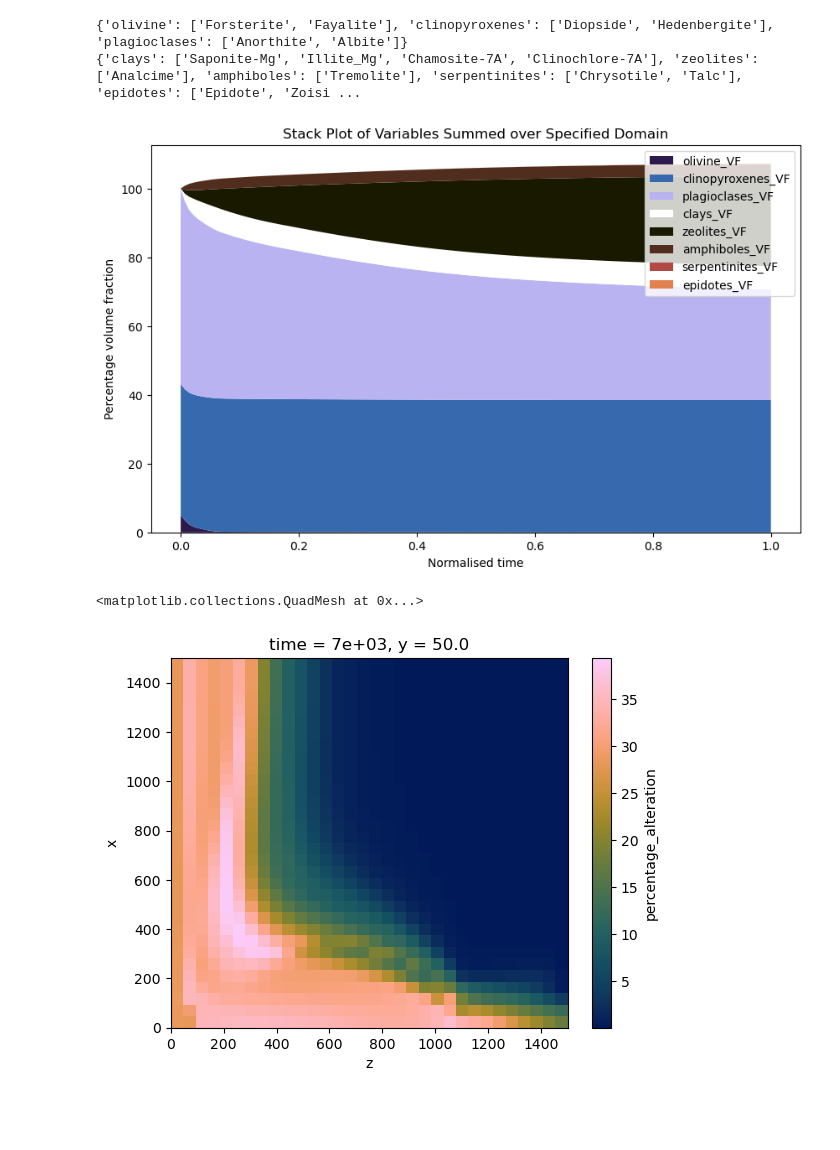
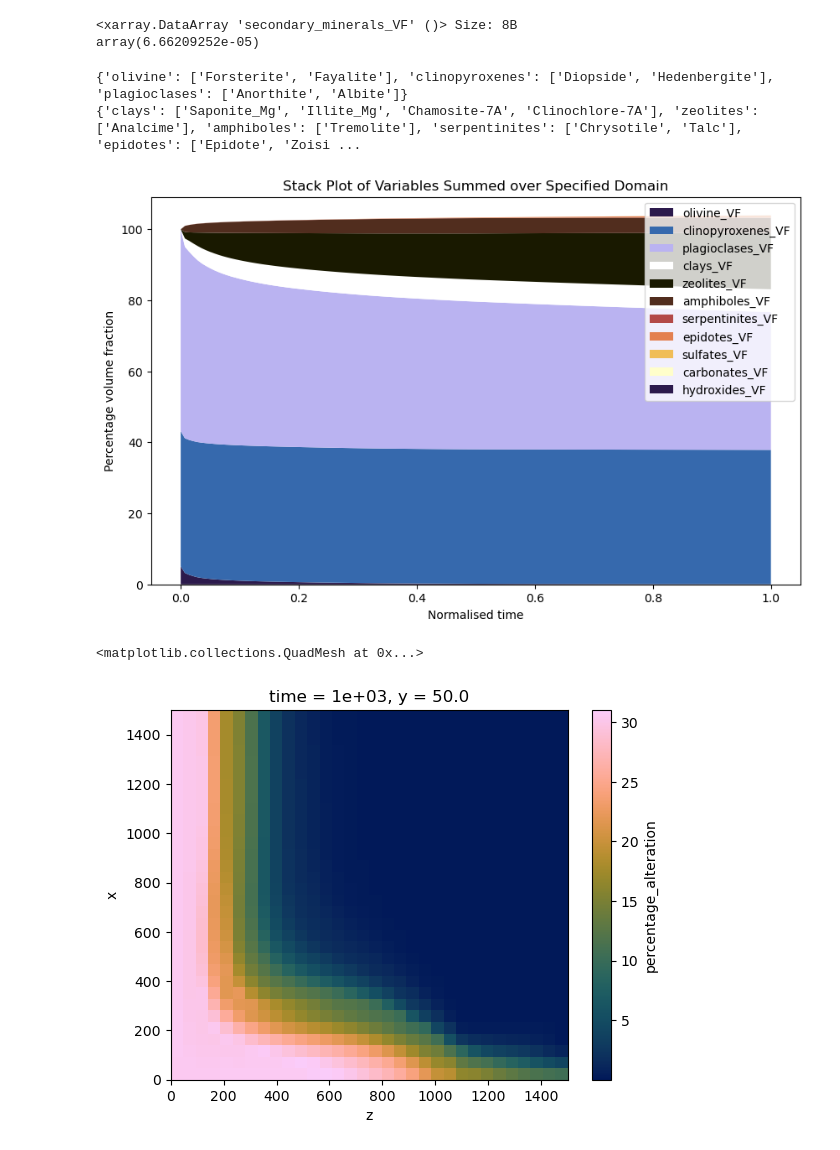
Before and after one commit to a-fotherby/hydrothermal_alteration, a Jupyter notebook: pflotran_figures/alteration_stack_plot.ipynb, the cells around one changed output. Cells and saved outputs as stored; diff of their text form; code cells hidden in the pictures; blank space fills up the shorter version.

Commit message:
update figures and dev model

```diff
--- a/pflotran_figures/alteration_stack_plot.ipynb
+++ b/pflotran_figures/alteration_stack_plot.ipynb
@@ -88,3 +26,8 @@ data['percentage_alteration'] = data['secondary_minerals_VF'] / data['primary_mi
+# %%
+data['secondary_minerals_VF'].isel(time=-1).where(data['percentage_alteration'] > 0).max() / 7000
+# %% [output]
+<xarray.DataArray 'secondary_minerals_VF' ()> Size: 8B
+array(6.66209252e-05)
 # %%
 import xarray as xr
 import numpy as np
@@ -113,7 +56,7 @@ def stack_plot(ax, ds, variable_groups, custom_cycler):
 
     ax.set_prop_cycle(custom_cycler)
 
-    threshold = 35
+    threshold = 10
     condition = ds['percentage_alteration'].isel(time=-1) > threshold
 
     normalised = condition.sum(dim=['x', 'z', 'y']) * 0.9585
@@ -145,13 +88,13 @@ plt.title('Stack Plot of Variables Summed over Specified Domain')
 plt.show()
 # %% [output]
 {'olivine': ['Forsterite', 'Fayalite'], 'clinopyroxenes': ['Diopside', 'Hedenbergite'], 'plagioclases': ['Anorthite', 'Albite']}
-{'clays': ['Saponite-Mg', 'Illite_Mg', 'Chamosite-7A', 'Clinochlore-7A'], 'zeolites': ['Analcime'], 'amphiboles': ['Tremolite'], 'serpentinites': ['Chrysotile', 'Talc'], 'epidotes': ['Epidote', 'Zoisi ...
+{'clays': ['Saponite_Mg', 'Illite_Mg', 'Chamosite-7A', 'Clinochlore-7A'], 'zeolites': ['Analcime'], 'amphiboles': ['Tremolite'], 'serpentinites': ['Chrysotile', 'Talc'], 'epidotes': ['Epidote', 'Zoisi ...
-[figure, old version]
+[figure, new version]
 # %%
-ds['percentage_alteration'].isel(time=-1).plot(cmap=cmc.batlow)
+ds['percentage_alteration'].sel(time=1000).plot(cmap=cmc.batlow)
 # %% [output]
 <matplotlib.collections.QuadMesh at 0x...>
-[figure, old version]
+[figure, new version]
 # %%
 data['Porosity'].sel(time=7000).isel(x=0, z=0)
 # %% [output]
```
Also changed, not shown: parts of 5 cells of this notebook, 5 other files.
